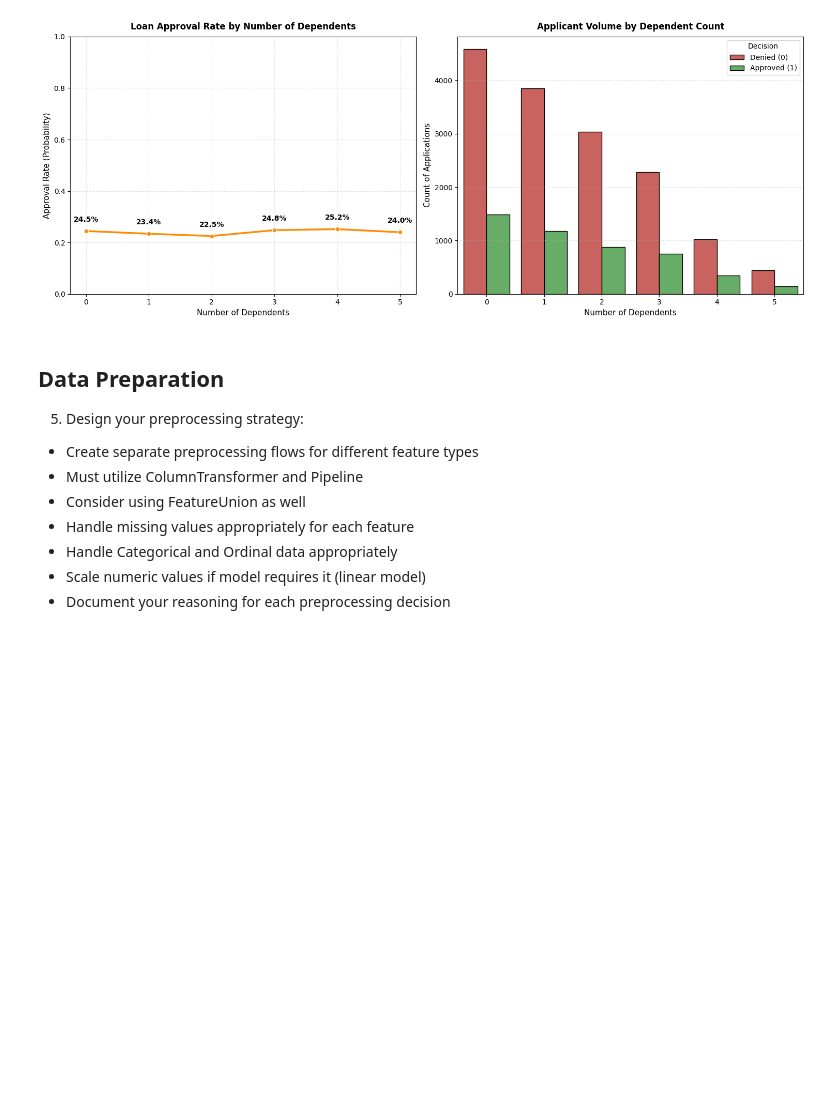
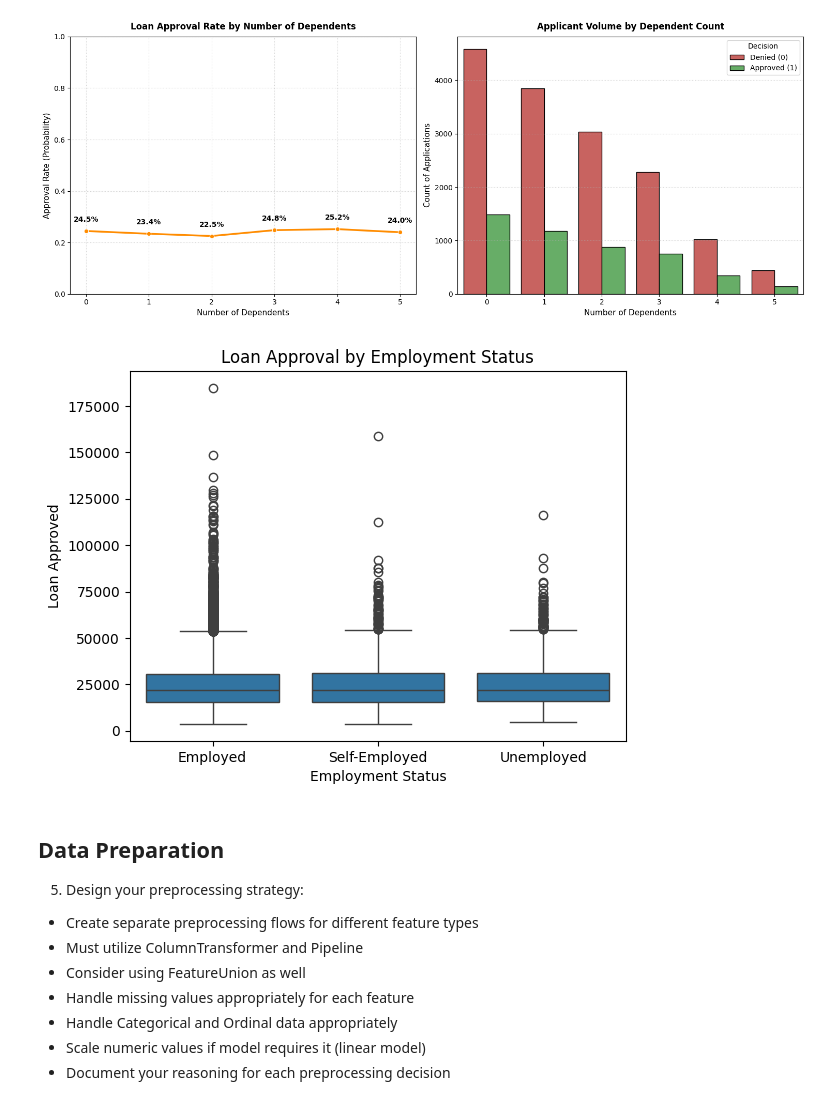
Before and after one commit to saidayub/Summative_lab_module4, a Jupyter notebook: financial_loan_risk.ipynb, the cells around one changed output. Saved outputs shown, nothing was run; the diff lists cells and outputs as text; code cells hidden in the pictures; blank space fills up the shorter version.

```diff
--- a/financial_loan_risk.ipynb
+++ b/financial_loan_risk.ipynb
@@ -206,6 +210,17 @@ plt.tight_layout()
 plt.show()
 # %% [output]
 [figure]
+# %%
+# 1. Create the boxplot
+sns.boxplot(data=df, x="EmploymentStatus", y="LoanAmount")
+# 2. Add labels and title
+plt.title("Loan Approval by Employment Status")
+plt.xlabel("Employment Status")
+plt.ylabel("Loan Approved")
+# 3. Display the plot
+plt.show()
+# %% [output]
+[figure, added]
 # %% [markdown]
 ## Data Preparation
 5. Design your preprocessing strategy:
```
Also changed, not shown: parts of 13 cells of this notebook.
